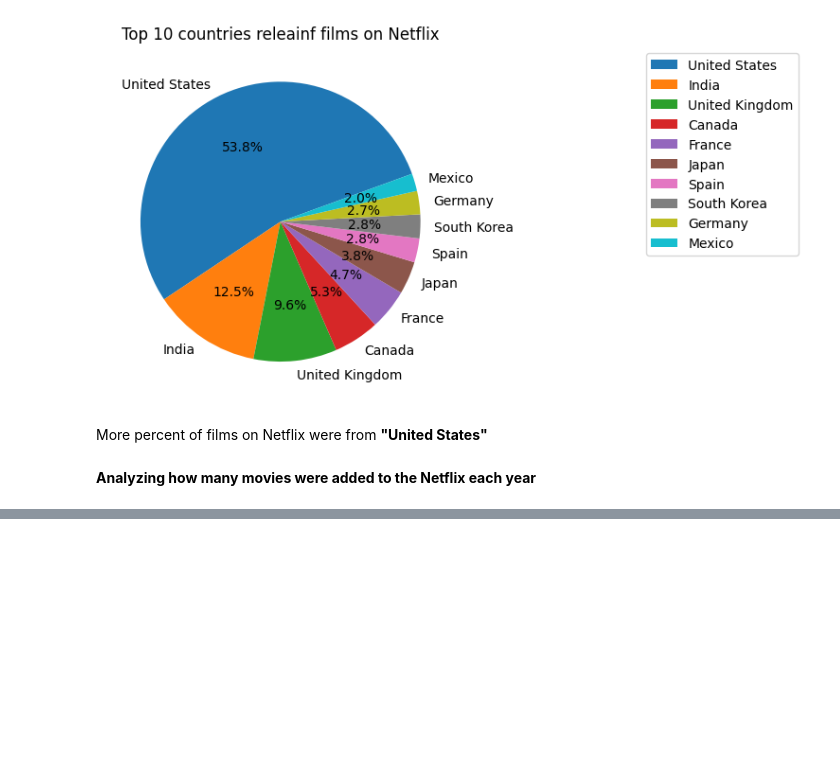
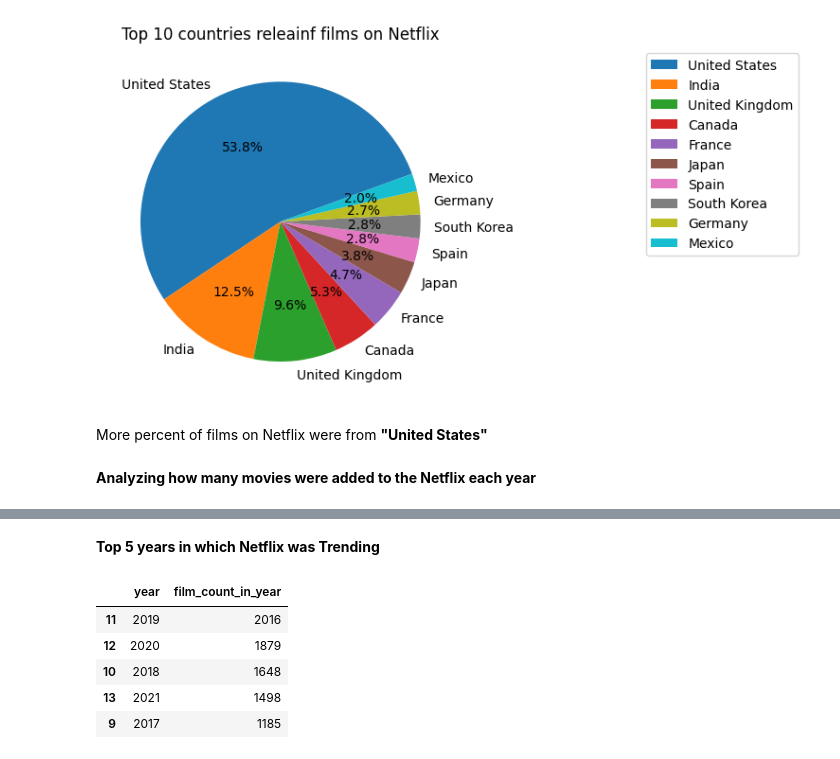
Before and after one commit to pragnakulkarni/Netflix-Movies-and-TV-Shows, a Jupyter notebook: Welcome_To_Colab.ipynb, the cells around one changed output, grey strips where cells are left out. Saved outputs shown, nothing was run; the diff lists cells and outputs as text; code cells hidden in the pictures; blank space fills up the shorter version.

```diff
--- a/Welcome_To_Colab.ipynb
+++ b/Welcome_To_Colab.ipynb
@@ -426,0 +450,12 @@ films_in_year
+# %% [markdown]
+**Top 5 years in which Netflix was Trending**
+# %%
+top_5_years = films_in_year.head()
+top_5_years
+# %% [output]
+|  | year | film_count_in_year |
+| 11 | 2019 | 2016 |
+| 12 | 2020 | 1879 |
+| 10 | 2018 | 1648 |
+| 13 | 2021 | 1498 |
+| 9 | 2017 | 1185 |
```
Also changed, not shown: parts of 6 cells of this notebook.
